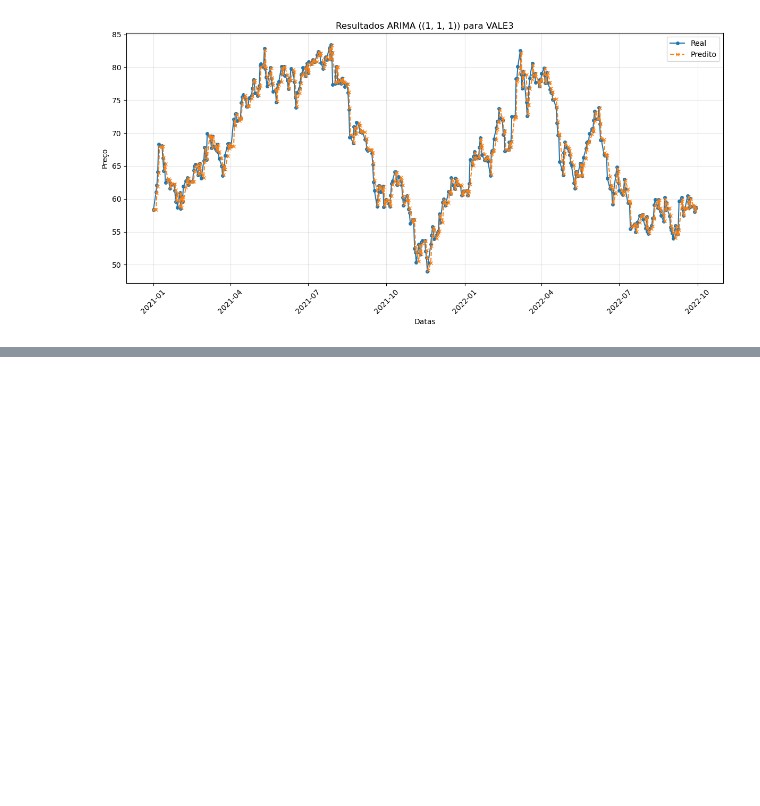
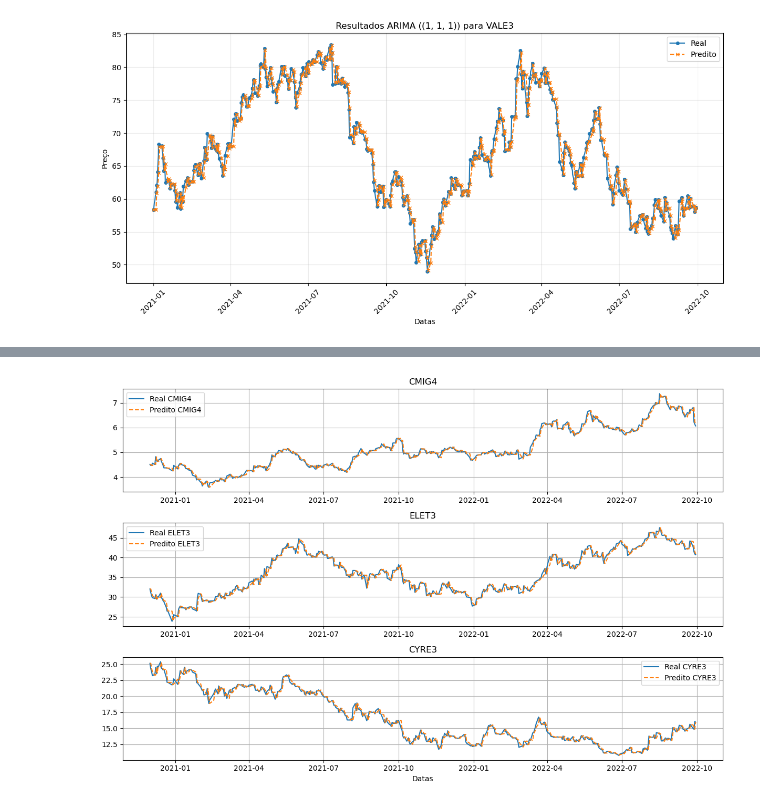
Before and after one commit to diogobrasil/analises-tcc-cripto, a Jupyter notebook: main/notebooks/arima_analysis/arima_analysis.ipynb, the cells around one changed output, grey strips where cells are left out. Saved outputs shown, nothing was run; the diff lists cells and outputs as text; code cells hidden in the pictures; blank space fills up the shorter version.

Commit message:
botei uma comparação entre mais de uma ação

```diff
--- a/main/notebooks/arima_analysis/arima_analysis.ipynb
+++ b/main/notebooks/arima_analysis/arima_analysis.ipynb
@@ -66,3 +66,52 @@ plt.tight_layout()
 plt.show()
 # %% [output]
 [figure]
+# %%
+import matplotlib.pyplot as plt
+
+# Configurações básicas
+acoes = ["CMIG4", "ELET3", "CYRE3"]
+csv_path = "../../datasets/b3_dados/processed/acoes_concat.csv"
+model_dir = "../../saved_models/arima"
+version = "1.0"
+order = (1, 1, 1)  # Parâmetros ARIMA (p, d, q)
+
+# Dicionário para armazenar os resultados
+resultados_arima = {}
+dates_map = {}
+
+# Executa para cada ação
+for acao in acoes:
+    arima_model, metrics, predictions = train_and_evaluate_arima(csv_path, acao, order, model_dir, version)
+    y_test = np.load(f"{model_dir}/{acao}_arima_rolling_y_true_v{version}.npy")
+    resultados_arima[acao] = (y_test, predictions)
+
+    df = pd.read_csv(csv_path, parse_dates=['Date'])
+    df = df.set_index('Date')
+    df = df[df.index >= "2021-01-01"]
+    dates_map[acao] = df.index[:len(y_test)]
+
+# Visualiza os resultados em subplots
+fig, axes = plt.subplots(len(acoes), 1, figsize=(12, 8), sharex=False)
+
+for i, acao in enumerate(acoes):
+    y_test, predictions = resultados_arima[acao]
+    df = pd.read_csv(csv_path, parse_dates=['Date'])
+    df.set_index('Date', inplace=True)
+    df.sort_index(inplace=True)
+
+    # Obtem a série alvo completa (com datas)
+    test_series = df[acao].dropna()
+    test_dates = test_series.index[-len(y_test):]
+
+    dates_map[acao] = test_dates
+    axes[i].plot(test_dates, y_test, label=f'Real {acao}')
+    axes[i].plot(test_dates, predictions, label=f'Predito {acao}', linestyle='--')
+    axes[i].set_title(acao)
+    axes[i].legend()
+    axes[i].grid(True)
+
+plt.xlabel('Datas')
+plt.tight_layout()
+plt.show()
+# %% [output]
@@ -68,0 +138 @@ plt.show()
+[figure, added]
```
Also changed, not shown: parts of 3 cells of this notebook.
